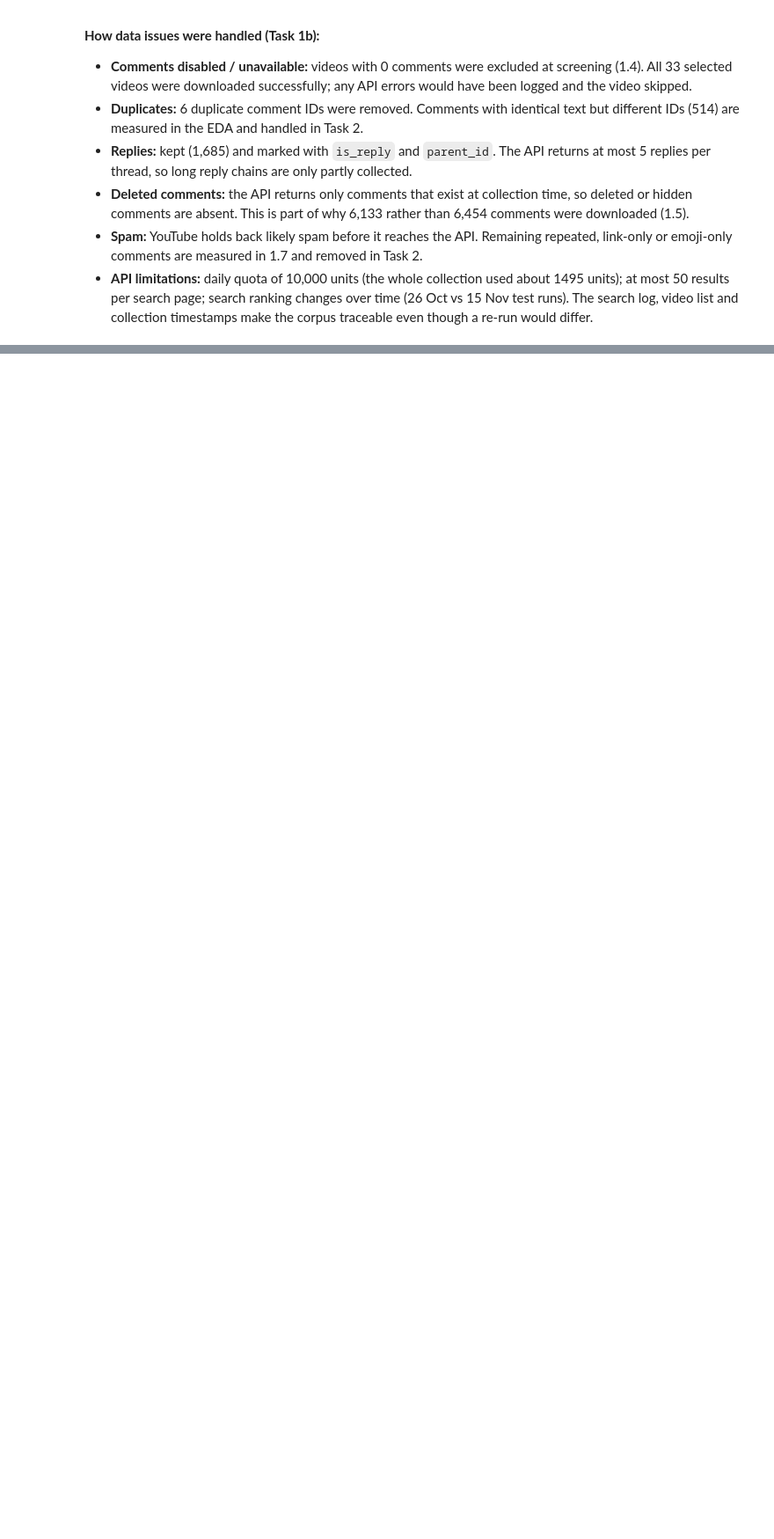
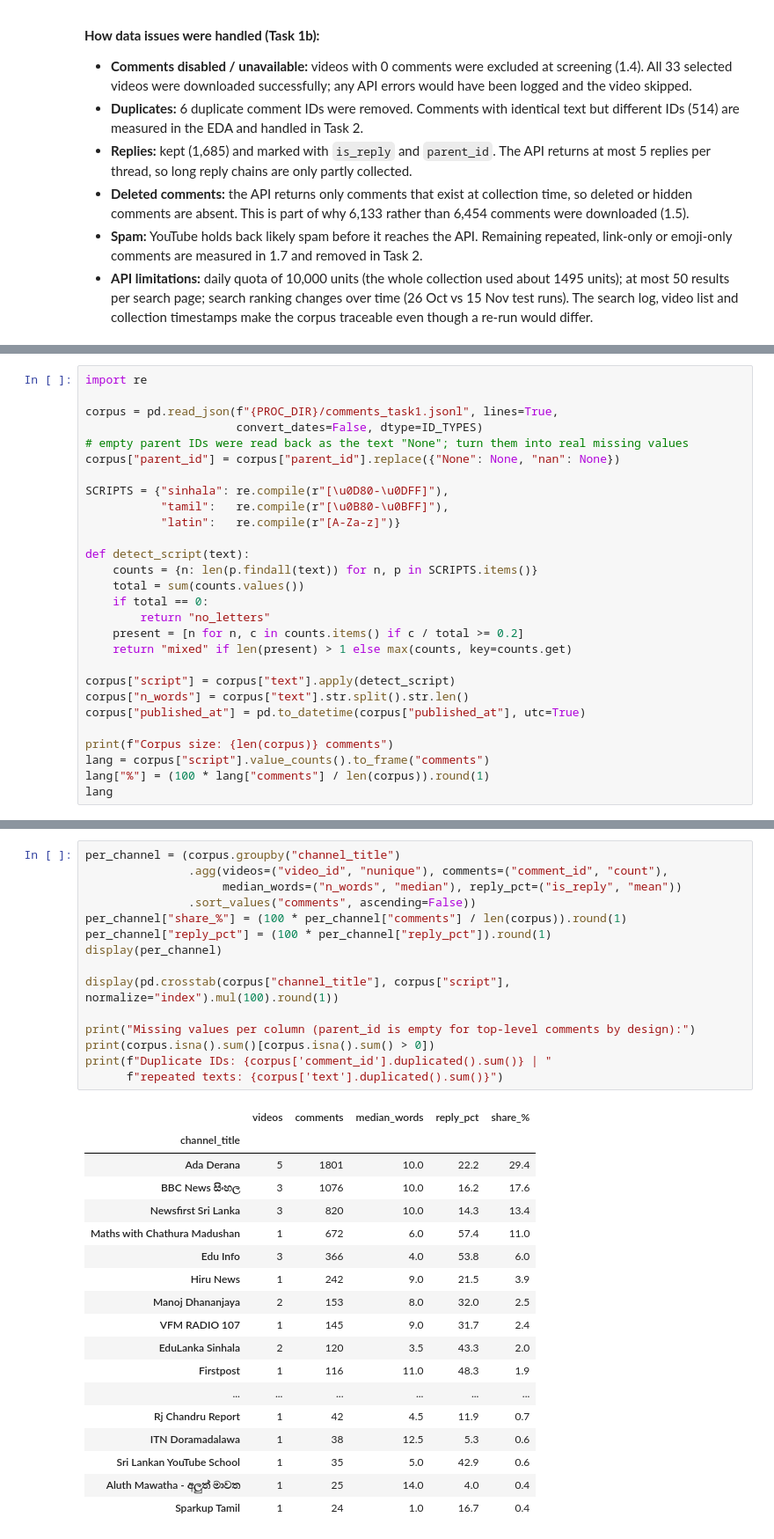
Before and after one commit to SiyumiJayawardhane/sl-edu-reform-voices, a Jupyter notebook: Solution_2410215.ipynb, the cells around one changed output, grey strips where cells are left out. Shown at 88% size. Cells and saved outputs as stored; diff of their text form; blank space fills up the shorter version.

```diff
--- a/Solution_2410215.ipynb
+++ b/Solution_2410215.ipynb
@@ -592,0 +604,28 @@ Saved comments_task1.jsonl and video_list.csv
+# %%
+import re
+
+corpus = pd.read_json(f"{PROC_DIR}/comments_task1.jsonl", lines=True,
+                      convert_dates=False, dtype=ID_TYPES)
+# empty parent IDs were read back as the text "None"; turn them into real missing values
+corpus["parent_id"] = corpus["parent_id"].replace({"None": None, "nan": None})
+
+SCRIPTS = {"sinhala": re.compile(r"[\u0D80-\u0DFF]"),
+           "tamil":   re.compile(r"[\u0B80-\u0BFF]"),
+           "latin":   re.compile(r"[A-Za-z]")}
+
+def detect_script(text):
+    counts = {n: len(p.findall(text)) for n, p in SCRIPTS.items()}
+    total = sum(counts.values())
+    if total == 0:
+        return "no_letters"
+    present = [n for n, c in counts.items() if c / total >= 0.2]
+    return "mixed" if len(present) > 1 else max(counts, key=counts.get)
+
+corpus["script"] = corpus["text"].apply(detect_script)
+corpus["n_words"] = corpus["text"].str.split().str.len()
+corpus["published_at"] = pd.to_datetime(corpus["published_at"], utc=True)
+
+print(f"Corpus size: {len(corpus)} comments")
+lang = corpus["script"].value_counts().to_frame("comments")
+lang["%"] = (100 * lang["comments"] / len(corpus)).round(1)
+lang
@@ -592,0 +645,34 @@ Saved comments_task1.jsonl and video_list.csv
+# %%
+per_channel = (corpus.groupby("channel_title")
+               .agg(videos=("video_id", "nunique"), comments=("comment_id", "count"),
+                    median_words=("n_words", "median"), reply_pct=("is_reply", "mean"))
+               .sort_values("comments", ascending=False))
+per_channel["share_%"] = (100 * per_channel["comments"] / len(corpus)).round(1)
+per_channel["reply_pct"] = (100 * per_channel["reply_pct"]).round(1)
+display(per_channel)
+
+display(pd.crosstab(corpus["channel_title"], corpus["script"], normalize="index").mul(100).round(1))
+
+print("Missing values per column (parent_id is empty for top-level comments by design):")
+print(corpus.isna().sum()[corpus.isna().sum() > 0])
+print(f"Duplicate IDs: {corpus['comment_id'].duplicated().sum()} | "
+      f"repeated texts: {corpus['text'].duplicated().sum()}")
+# %% [output]
+|  | videos | comments | median_words | reply_pct | share_% |
+| channel_title |  |  |  |  |  |
+| Ada Derana | 5 | 1801 | 10.0 | 22.2 | 29.4 |
+| BBC News සිංහල | 3 | 1076 | 10.0 | 16.2 | 17.6 |
+| Newsfirst Sri Lanka | 3 | 820 | 10.0 | 14.3 | 13.4 |
+| Maths with Chathura Madushan | 1 | 672 | 6.0 | 57.4 | 11.0 |
+| Edu Info | 3 | 366 | 4.0 | 53.8 | 6.0 |
+| Hiru News | 1 | 242 | 9.0 | 21.5 | 3.9 |
+| Manoj Dhananjaya | 2 | 153 | 8.0 | 32.0 | 2.5 |
+| VFM RADIO 107 | 1 | 145 | 9.0 | 31.7 | 2.4 |
+| EduLanka Sinhala | 2 | 120 | 3.5 | 43.3 | 2.0 |
+| Firstpost | 1 | 116 | 11.0 | 48.3 | 1.9 |
+| ... | ... | ... | ... | ... | ... |
+| Rj Chandru Report | 1 | 42 | 4.5 | 11.9 | 0.7 |
+| ITN Doramadalawa | 1 | 38 | 12.5 | 5.3 | 0.6 |
+| Sri Lankan YouTube School | 1 | 35 | 5.0 | 42.9 | 0.6 |
+| Aluth Mawatha - අලුත් මාවත | 1 | 25 | 14.0 | 4.0 | 0.4 |
+| Sparkup Tamil | 1 | 24 | 1.0 | 16.7 | 0.4 |
```
Also changed, not shown: parts of 18 cells of this notebook.
